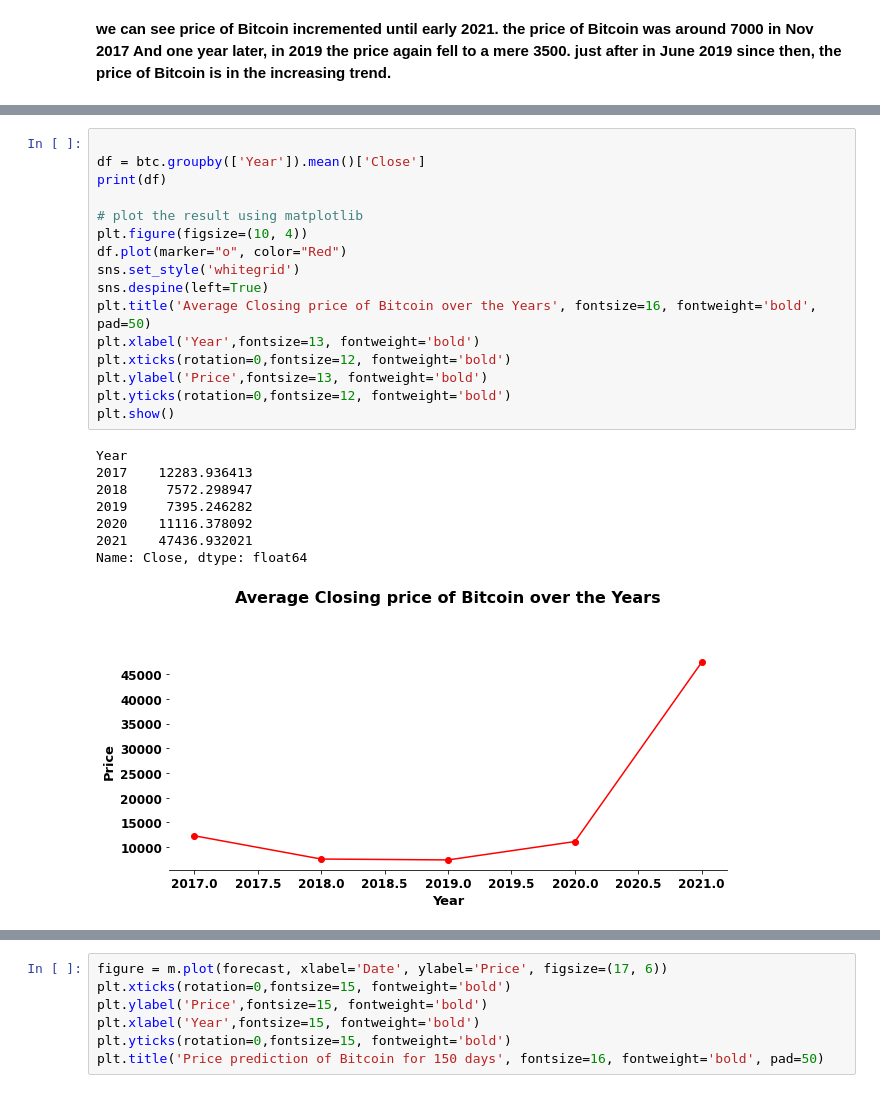
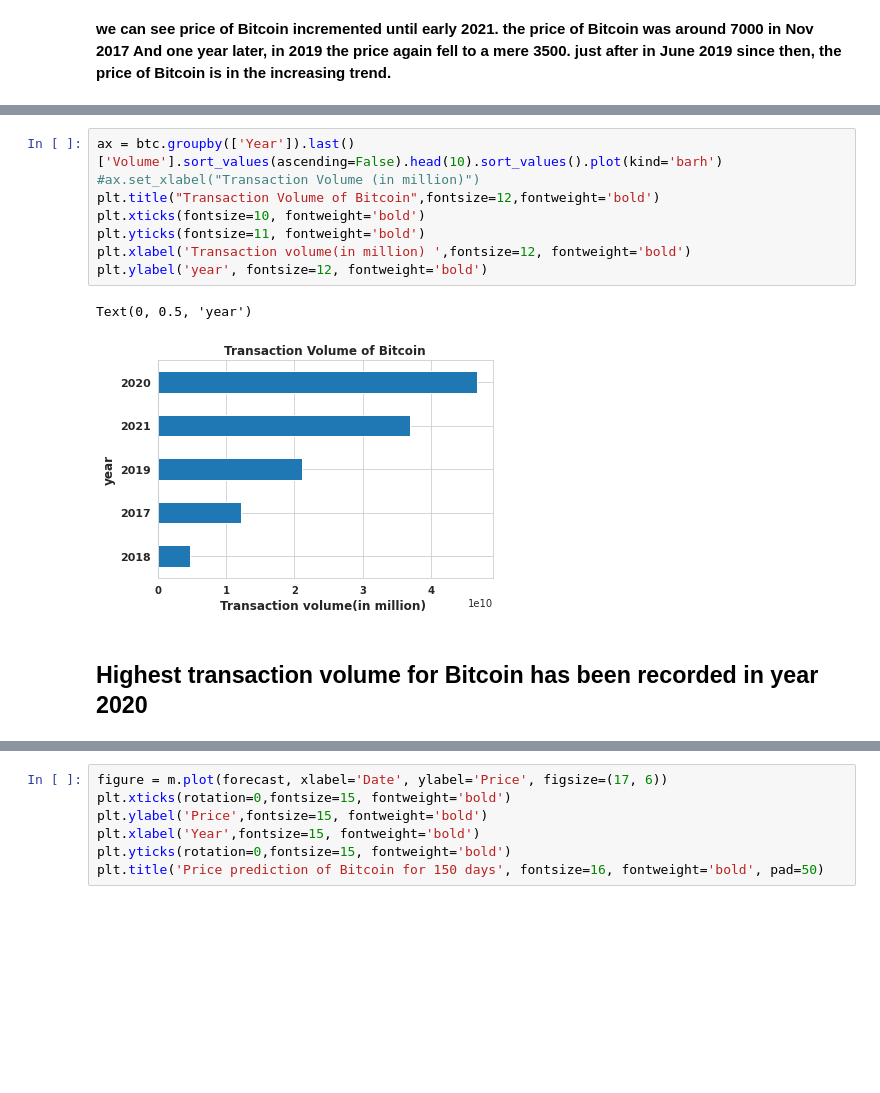
Before and after one commit to shreya227/Cryptocurrency-analysis, a Jupyter notebook: Cryptocurrency_project.ipynb, the cells around one changed output, grey strips where cells are left out. Saved outputs shown, nothing was run; the diff lists cells and outputs as text; blank space fills up the shorter version.

```diff
--- a/Cryptocurrency_project.ipynb
+++ b/Cryptocurrency_project.ipynb
@@ -85,31 +110,19 @@ px.area(btc, x= 'Date', y= 'Close', title="Bitcoin's price Growth over the years
 px.violin(btc, y='Close',width=1000, height=550)
 # %% [output]
 [interactive output not drawn]
-# %%
-
-df = btc.groupby(['Year']).mean()['Close']
-print(df)
-
-# plot the result using matplotlib
-plt.figure(figsize=(10, 4))
-df.plot(marker="o", color="Red")
-sns.set_style('whitegrid')
-sns.despine(left=True)
-plt.title('Average Closing price of Bitcoin over the Years', fontsize=16, fontweight='bold', pad=50)
-plt.xlabel('Year',fontsize=13, fontweight='bold')
-plt.xticks(rotation=0,fontsize=12, fontweight='bold')
-plt.ylabel('Price',fontsize=13, fontweight='bold')
-plt.yticks(rotation=0,fontsize=12, fontweight='bold')
-plt.show()
-# %% [output]
-Year
-2017    12283.936413
-2018     7572.298947
-2019     7395.246282
-2020    11116.378092
-2021    47436.932021
-Name: Close, dtype: float64
-[figure, removed]
+# %%
+ax = btc.groupby(['Year']).last()['Volume'].sort_values(ascending=False).head(10).sort_values().plot(kind='barh')
+#ax.set_xlabel("Transaction Volume (in million)")
+plt.title("Transaction Volume of Bitcoin",fontsize=12,fontweight='bold')
+plt.xticks(fontsize=10, fontweight='bold')
+plt.yticks(fontsize=11, fontweight='bold')
+plt.xlabel('Transaction volume(in million) ',fontsize=12, fontweight='bold')
+plt.ylabel('year', fontsize=12, fontweight='bold')
+# %% [output]
+Text(0, 0.5, 'year')
+[figure, added]
+# %% [markdown]
+## Highest transaction volume for Bitcoin has been recorded in year 2020
 # %%
 btc= btc.rename(columns={"Date":"ds", "Close":"y"})
 btc
```
Also changed, not shown: parts of 40 cells of this notebook.
